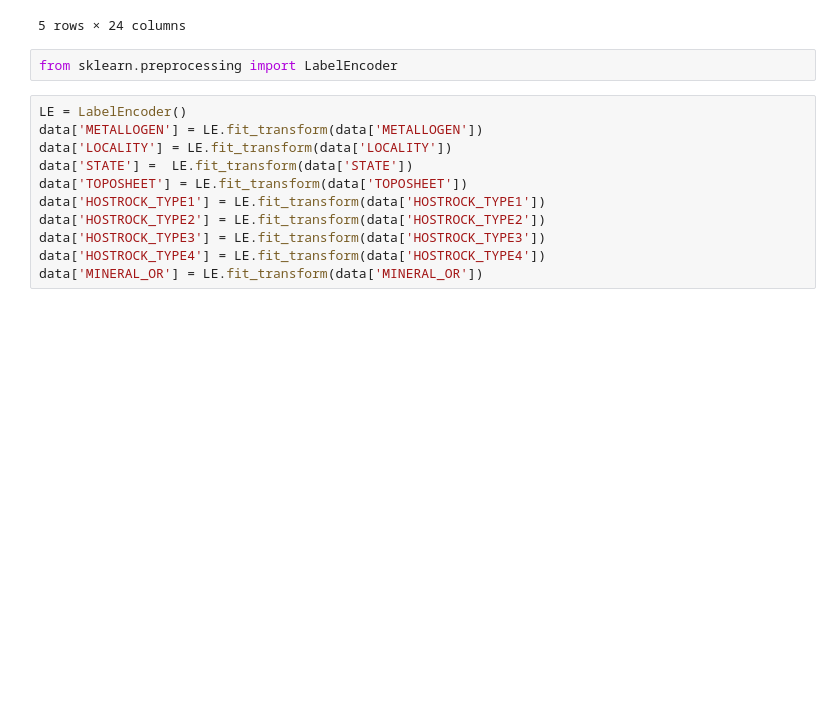
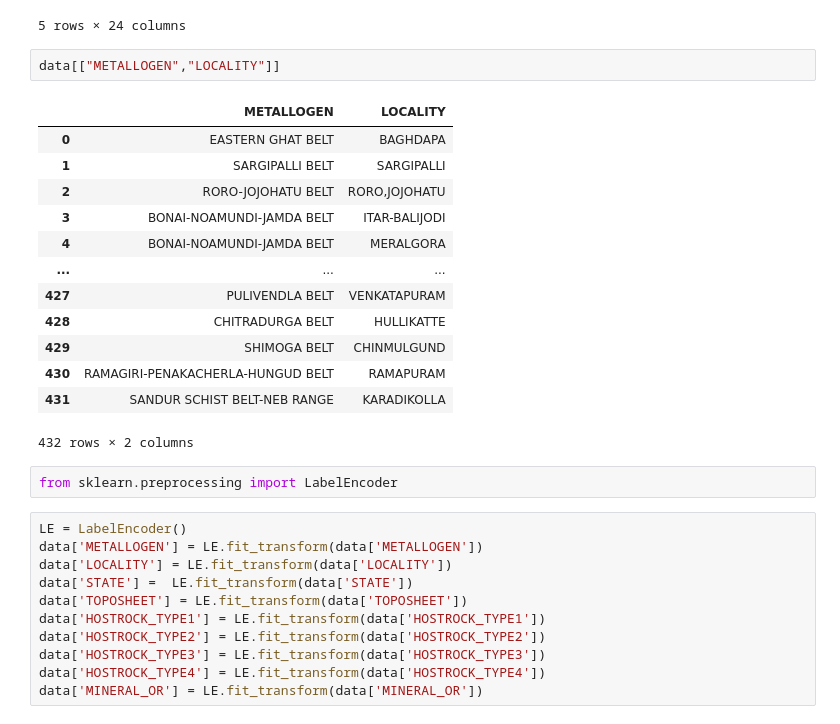
Before and after one commit to deepanshu-jain-01/MINERR-AI, a Jupyter notebook: MINERR - MODEL.ipynb, the cells around one changed output. Cells and saved outputs as stored; diff of their text form; blank space fills up the shorter version.

```diff
--- a/MINERR - MODEL.ipynb
+++ b/MINERR - MODEL.ipynb
@@ -45,6 +45,22 @@ data.head()
 | 3 | BONAI-NOAMUNDI-JAMDA BELT | ITAR-BALIJODI | ORISSA | 73 | Fe-Hematite | BHQ | SHALE INTERLAYERED WITH LAVA | - | ... |
 | 4 | BONAI-NOAMUNDI-JAMDA BELT | MERALGORA | JHARKHAND | 73 | Fe-Hematite | BHQ | SHALE | BHQ | ... |
 5 rows × 24 columns
+# %%
+data[["METALLOGEN","LOCALITY"]]
+# %% [output]
+|  | METALLOGEN | LOCALITY |
+| 0 | EASTERN GHAT BELT | BAGHDAPA |
+| 1 | SARGIPALLI BELT | SARGIPALLI |
+| 2 | RORO-JOJOHATU BELT | RORO,JOJOHATU |
+| 3 | BONAI-NOAMUNDI-JAMDA BELT | ITAR-BALIJODI |
+| 4 | BONAI-NOAMUNDI-JAMDA BELT | MERALGORA |
+| ... | ... | ... |
+| 427 | PULIVENDLA BELT | VENKATAPURAM |
+| 428 | CHITRADURGA BELT | HULLIKATTE |
+| 429 | SHIMOGA BELT | CHINMULGUND |
+| 430 | RAMAGIRI-PENAKACHERLA-HUNGUD BELT | RAMAPURAM |
+| 431 | SANDUR SCHIST BELT-NEB RANGE | KARADIKOLLA |
+432 rows × 2 columns
 # %%
 from sklearn.preprocessing import LabelEncoder
 # %%
```
Also changed, not shown: 1 other file.
